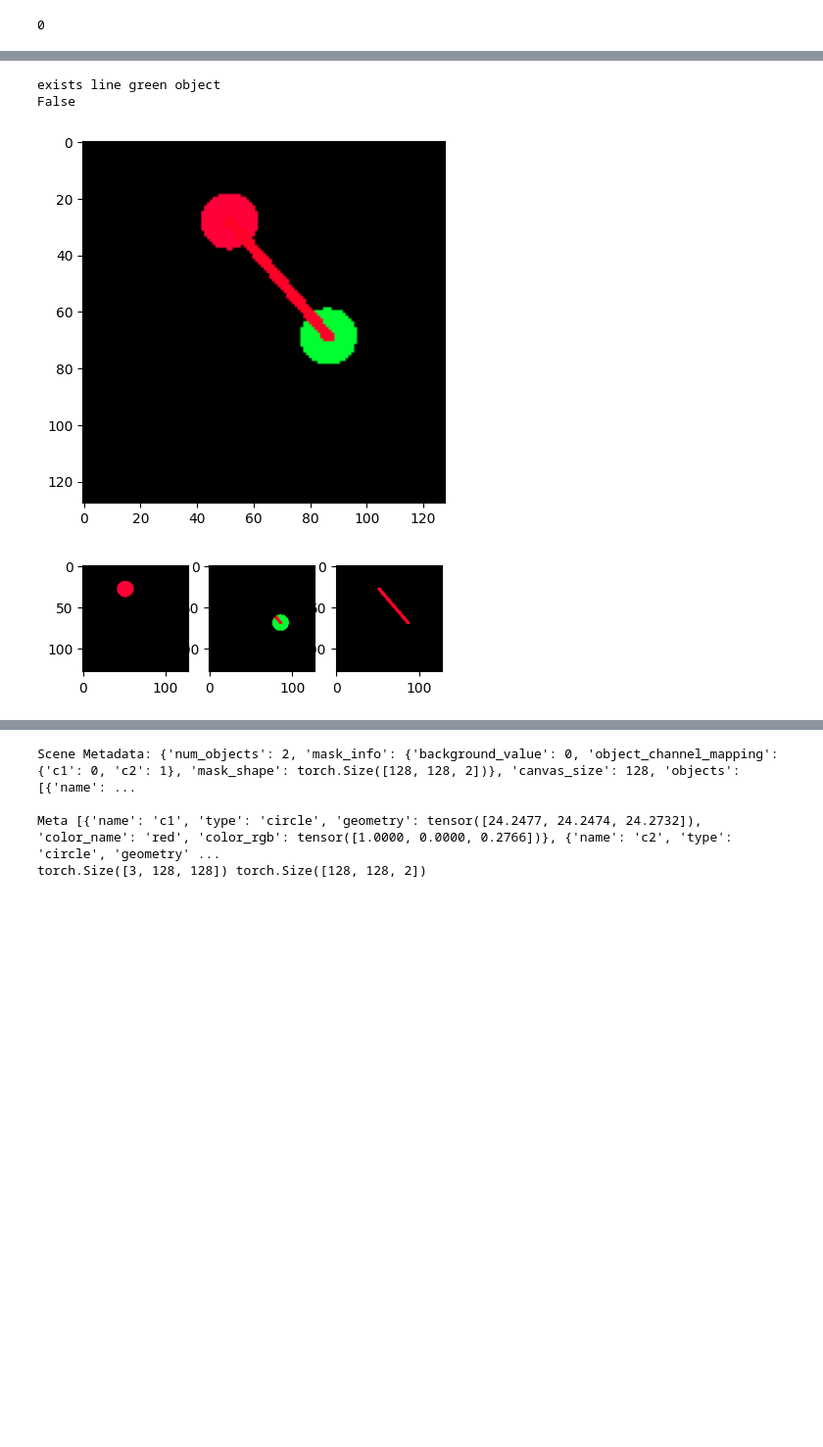
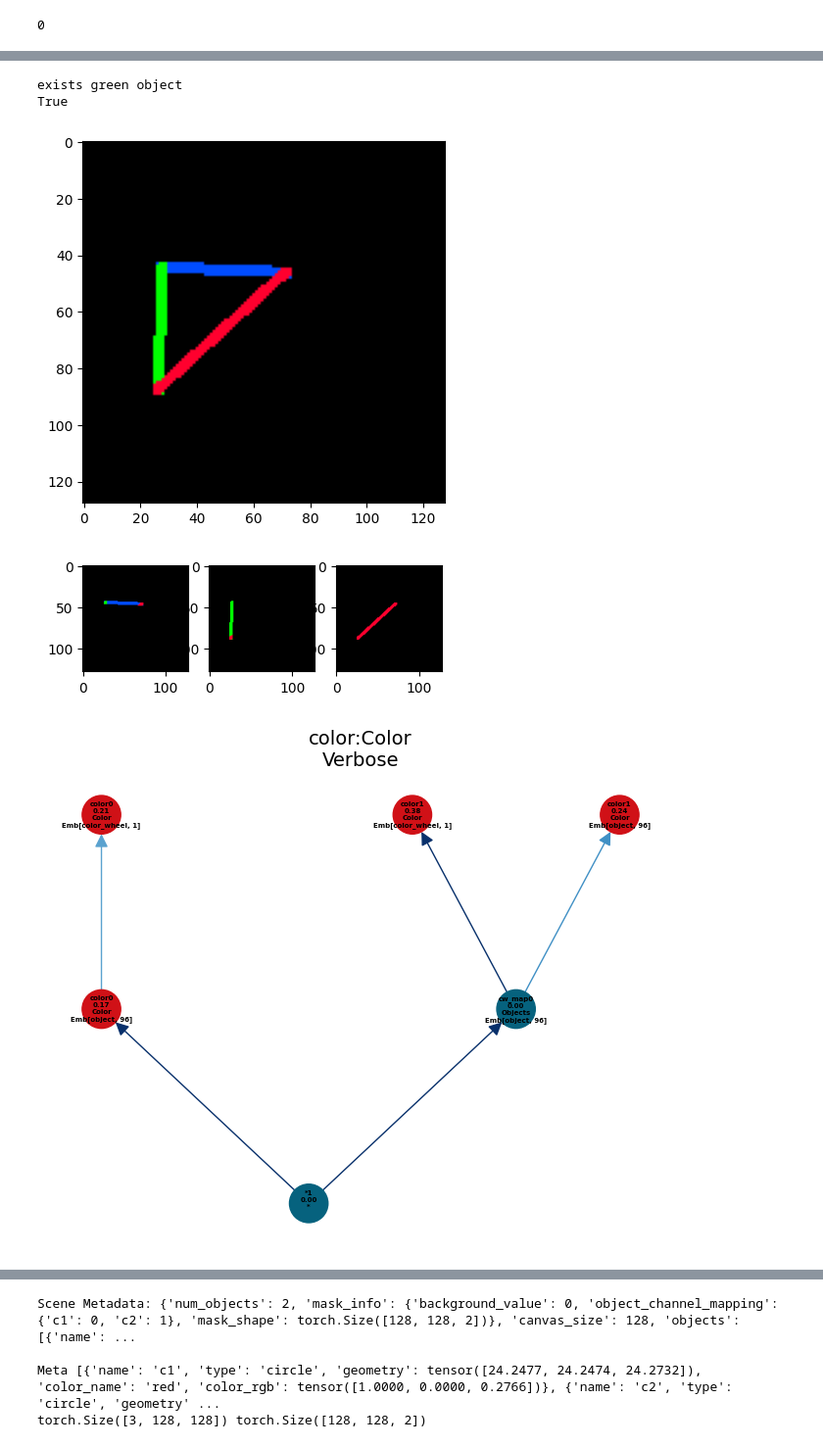
Before and after one commit to ZongjingLi/MetaLearner, a Jupyter notebook: debug_euclid.ipynb, the cells around one changed output, grey strips where cells are left out. Shown at 98% size. Saved outputs shown, nothing was run; the diff lists cells and outputs as text; code cells hidden in the pictures; blank space fills up the shorter version.

```diff
--- a/debug_euclid.ipynb
+++ b/debug_euclid.ipynb
@@ -89,10 +90,10 @@ learner.save_ckpt("outputs/checkpoints/euclid")
 from core.model import MetaLearner
 learner = MetaLearner([])
 
-learner.load_ckpt("outputs/checkpoints/euclid")
+learner.load_ckpt("outputs/checkpoints/euclid0")
 
 learner.cheat = 1
-learner.executor.verbose = 0
+learner.executor.verbose = 1
 learner.executor.cut = 2
 learner.executor.extended_non_effective(True)
 
@@ -149,4 +137,5 @@ for tag in ["line", "circle"]:
-exists line green object
-False
+exists green object
+True
-[figure, old version]
+[figure, new version]
-[figure, old version]
+[figure, new version]
+[figure, added]
```
Also changed, not shown: parts of 3 cells of this notebook, 57 other files.
